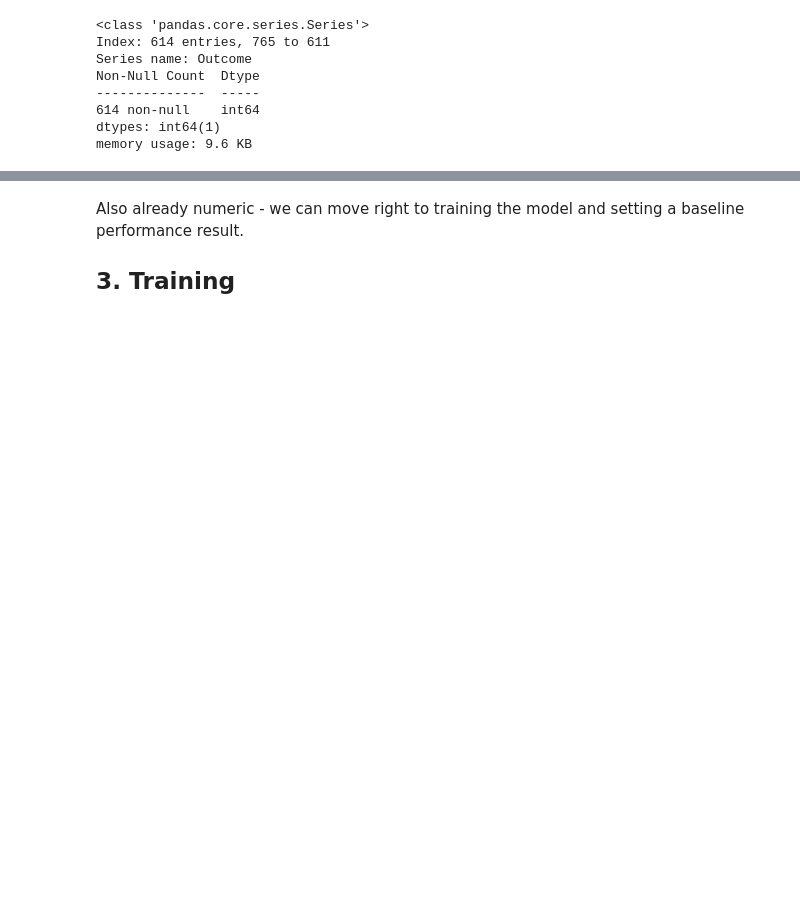
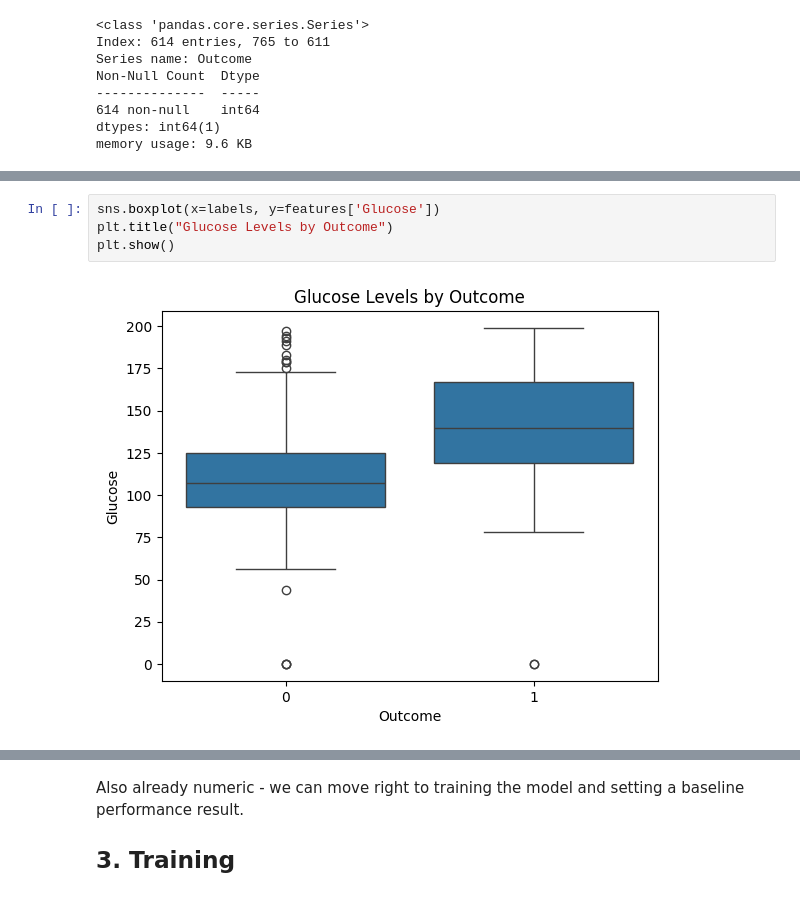
Before and after one commit to 4GeeksAcademy/aaronmatthews4-gperdrizet-decision-tree-project-class-main, a Jupyter notebook: src/mvp.ipynb, the cells around one changed output, grey strips where cells are left out. Saved outputs shown, nothing was run; the diff lists cells and outputs as text; blank space fills up the shorter version.

```diff
--- a/src/mvp.ipynb
+++ b/src/mvp.ipynb
@@ -174,0 +206,6 @@ Testing Set:
+# %%
+sns.boxplot(x=labels, y=features['Glucose'])
+plt.title("Glucose Levels by Outcome")
+plt.show()
+# %% [output]
+[figure, added]
```
Also changed, not shown: parts of 16 cells of this notebook.
